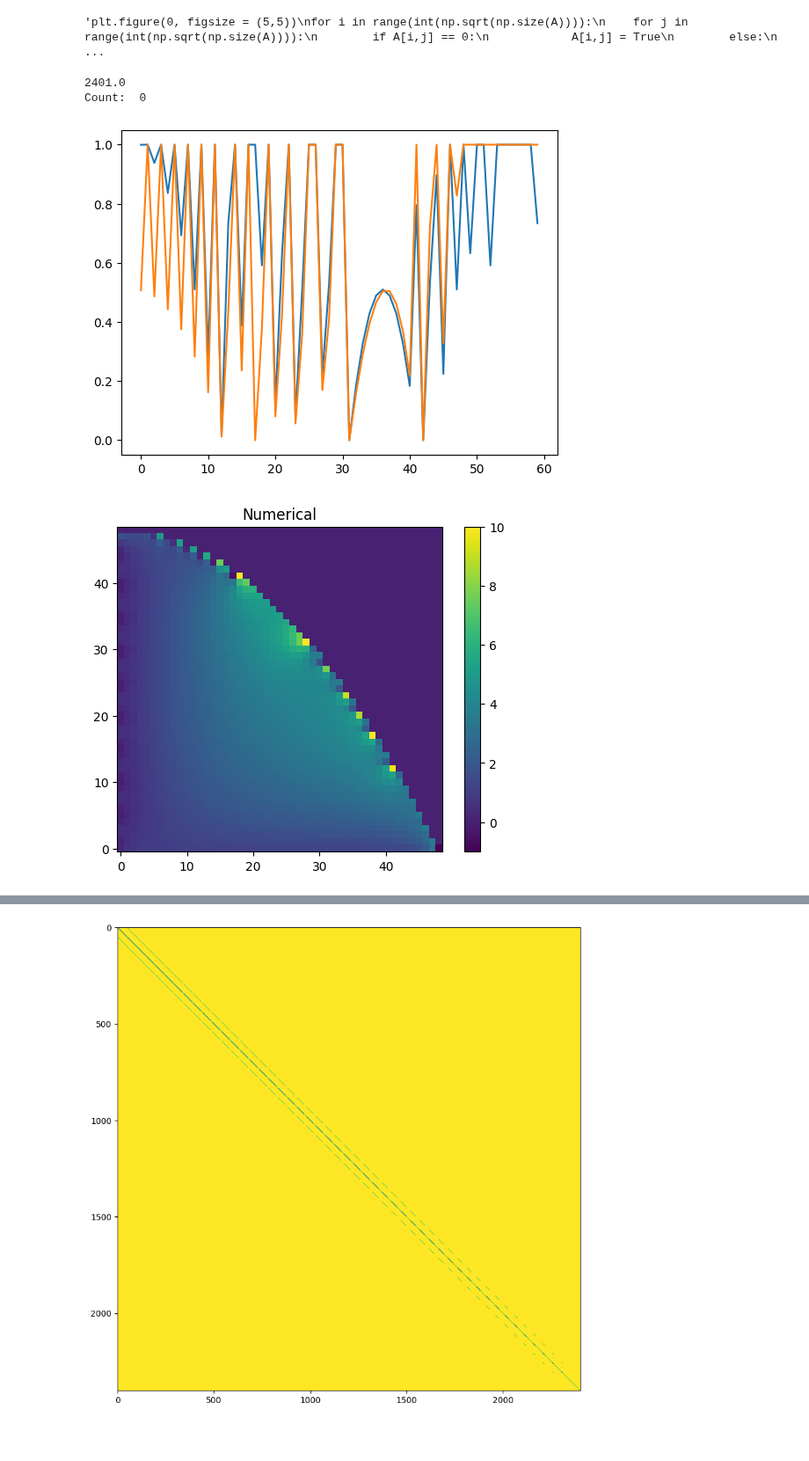
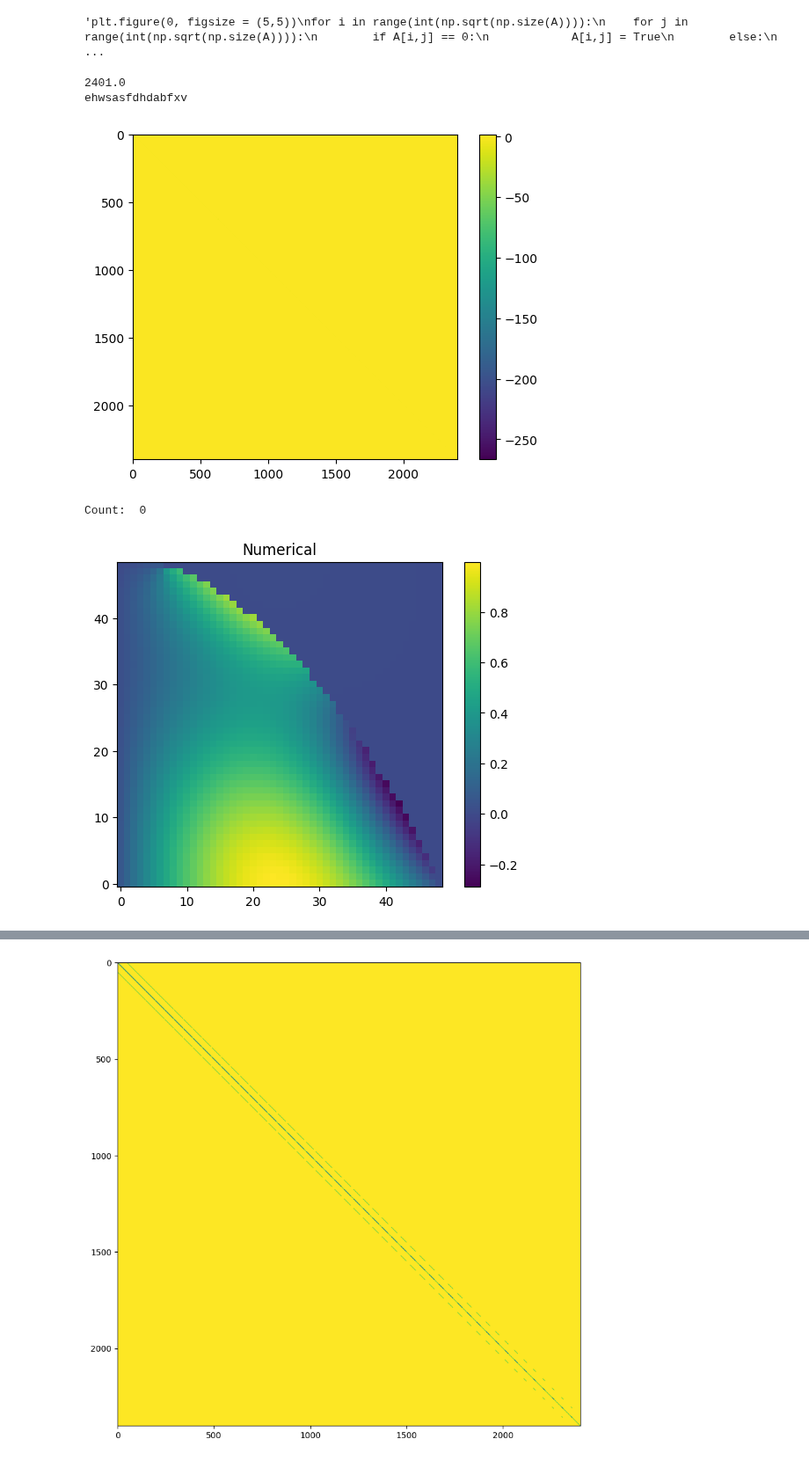
Before and after one commit to aledha/TMA4212-NumDiffDiff, a Jupyter notebook: Project 1/OleScribbles copy.ipynb, the cells around one changed output, grey strips where cells are left out. Shown at 88% size. Cells and saved outputs as stored; diff of their text form; code cells hidden in the pictures; blank space fills up the shorter version.

```diff
--- a/Project 1/OleScribbles copy.ipynb
+++ b/Project 1/OleScribbles copy.ipynb
@@ -35,17 +35,18 @@ print(np.linspace(0,2, 5))
 # %%
-num_points = 15
+num_points = 50
 
 def bool_domain_gen(num_points):
-    x = np.linspace(0, 1, num_points)
-    y = np.linspace(0, 1, num_points)
+    x = np.linspace(0, 1, num_points+1)
+    y = np.linspace(0, 1, num_points+1)
     x_g, y_g = np.meshgrid(x, np.sqrt(1-y))
     #y_g = y_g[::-1]
     bool_domain = x_g < y_g
-    return bool_domain
+    return bool_domain[1:-1,1:-1]
 
 bool_domain = bool_domain_gen(num_points)
 
 
 plt.figure(figsize = (4,4))
 plt.imshow(bool_domain, origin = 'lower')
+print(bool_domain.size)
 # %% [output]
@@ -146,14 +149,14 @@ def triblock_mod(C, B, M, domain_vec):
     return A
 
 # Testing
-M = 5
+M = 9
 C = ndiag([1,-4,1], [-1,0,1], (M-1))
 B = 1 * np.eye(M-1)
 
-A = triblock_mod(C, B, M, [4,3,3,1])
+A = triblock_mod(C, B, M, [6,6,6,5,4,3,3,1])
 
 print("ah:"+str(len([3,2,1])))
-plt.figure(0, figsize = (5,5))
+plt.figure(0, figsize = (8,8))
 plt.imshow(A)
 plt.show()
 # %% [output]
@@ -261,62 +263,59 @@ h = 1/M
 a = 1
 
 #left = np.ones(M+1)
-left = np.arange(M+1)
-left = np.sin(left*5)
-top = np.zeros(M+1)
-right = np.zeros(M+1)
-bottom = np.ones(M+1)
-g2 = normal_dirichlet([left, top, right, bottom], a, 1)
+
 
 def hyper_bndry_func(x,y):
-    return -10
+    return np.sin(np.pi * x) * np.cos(np.pi * y)
 
 C = ndiag([1,-4,1], [-1,0,1], (M-1))
 B = 1 * np.eye(M-1)
 
 def u_exact(x, y):
     return np.sin(np.pi * x) * np.cos(np.pi * y)
 
 """
 def f(x, y):
     return np.pi**2 * ((a+1+r**2) * np.sin(np.pi * x) * np.cos(np.pi * y) + 2*r * np.cos(np.pi * x) * np.sin(np.pi * y))
 """
 
 def f(x, y):
-    return np.pi**2 * ((a+2) * np.sin(np.pi * x) * np.cos(np.pi * y) + 2 * np.cos(np.pi * x) * np.sin(np.pi * y))
-
+    return np.pi**2 * (2) * np.sin(np.pi * x) * np.cos(np.pi * y)
 
 x = np.linspace(0, 1, M+1)
 y = np.linspace(0, 1, M+1)
 xx, yy = np.meshgrid(x, y)
 fmat = f(xx, yy)[1:-1, 1:-1]
 fvec = fmat.flatten()
 U_exact = u_exact(xx, yy)
-b = U_exact[0, :]
-t = U_exact[-1, :]
-l = U_exact[:, 0]
-r = U_exact[:, -1]
-boundaries = [l,t,r,b]
 
-omega = domain2(bool_domain_gen(M-1))
+
+left = U_exact[:, 0]
+left = np.sin(left*5)
+top = np.zeros(M+1)
+right = np.zeros(M+1)
+bottom = U_exact[0, :]
+g2 = normal_dirichlet([left, top, right, bottom], a, 1)
+
+omega = domain2(bool_domain_gen(M))
 
 hyper_funtion = hyper_f_fixer(fvec, omega)
 
 A = triblock_mod(C, B, M, omega)
 
 A, g2, used, indexes_used = equation_fixer(A, g2, omega, M, hyper_bndry_func, hyper_funtion)
 G = g2.reshape((M-1,M-1))
 U_vec = np.linalg.solve(A, -g2 - hyper_funtion*h**2)
 U = U_vec.reshape((M-1, M-1))
-plt.plot(used[0])
-plt.plot(used[1])
-plt.show()
+#im(used[0].reshape((M-1,M-1)))
+#im(used[1].reshape((M-1,M-1)))
 im(U, 'Numerical')
-im(U  -1/5 * g2.reshape((M-1,M-1)))
-G[G != 0] = 1
-im(indexes_used.reshape((M-1,M-1)) + G)
+#im(U  -1/5 * g2.reshape((M-1,M-1)))
+#G[G != 0] = 1
+#im(indexes_used.reshape((M-1,M-1)) + G)
 # %% [output]
 2401.0
-Count:  0
+ehwsasfdhdabfxv
-[figure, old version]
+[figure, new version]
+Count:  0
-[figure, old version]
+[figure, new version]
```
Also changed, not shown: parts of 6 cells of this notebook.
